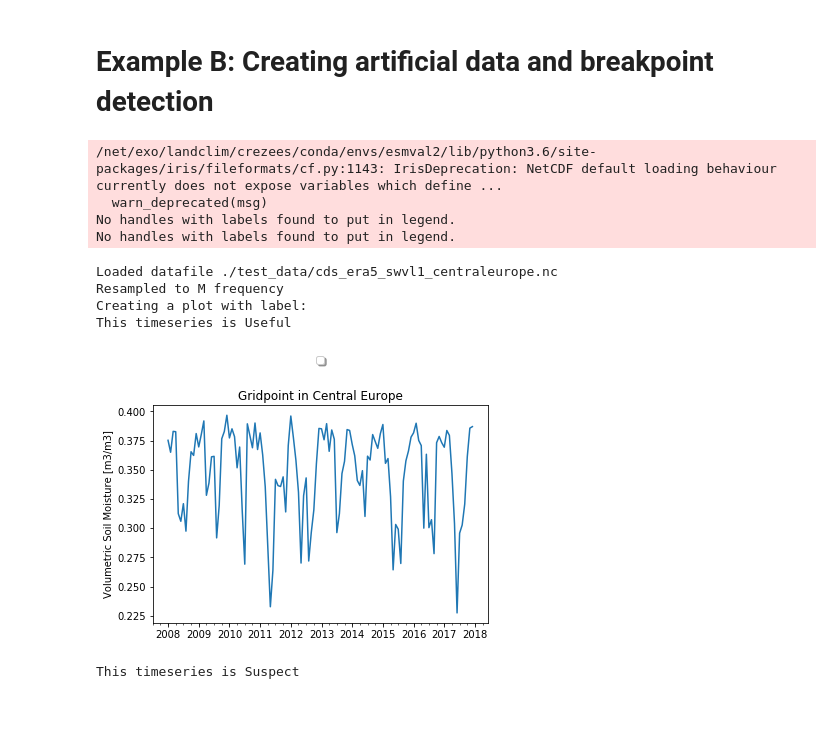
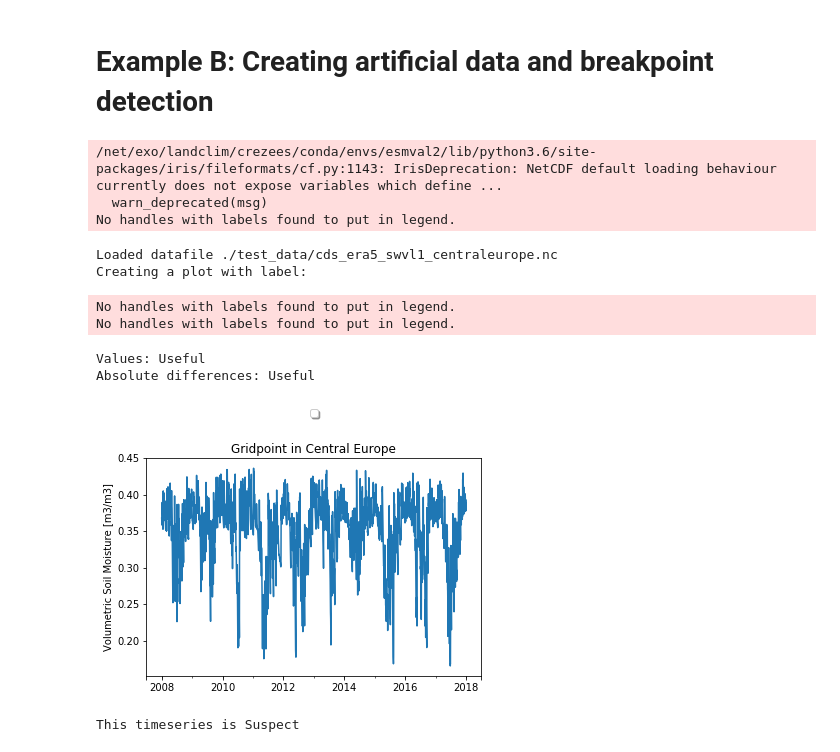
Before and after one commit to bascrezee/trend_framework, a Jupyter notebook: test_breakpoint_detection.ipynb, the cells around one changed output. Saved outputs shown, nothing was run; the diff lists cells and outputs as text; code cells hidden in the pictures; blank space fills up the shorter version.

```diff
--- a/example_for_ben.ipynb
+++ b/test_breakpoint_detection.ipynb
@@ -27,23 +70,24 @@ This timeseries is Suspect
 # %%
 mydat = TrendLims1D('Volumetric Soil Moisture Layer 1 (ERA5)')
 mydat.load_file('./test_data/cds_era5_swvl1_centraleurope.nc')
-mydat.resample('M')
 mydat.plot('')
-mydat.get_breakpoints()
+mydat.get_breakpoints(resamplefreq='M')
+mydat.evaluate_breakpoints()
 mydat.plot_breakpoints()
 plt.ylabel('Volumetric Soil Moisture [m3/m3]')
 plt.title('Gridpoint in Central Europe')
-plt.savefig('./figs/wp1_bp_example2.png')
+plt.savefig('./figs/wp1_bp_example1.png')
 # %% [output]
 /net/exo/landclim/crezees/conda/envs/esmval2/lib/python3.6/site-packages/iris/fileformats/cf.py:1143: IrisDeprecation: NetCDF default loading behaviour currently does not expose variables which define ...
   warn_deprecated(msg)
 No handles with labels found to put in legend.
-No handles with labels found to put in legend.
 Loaded datafile ./test_data/cds_era5_swvl1_centraleurope.nc
-Resampled to M frequency
 Creating a plot with label:
-This timeseries is Useful
+No handles with labels found to put in legend.
+No handles with labels found to put in legend.
+Values: Useful
+Absolute differences: Useful
-[figure, old version]
+[figure, new version]
 # %%
 mydat.get_breakpoints()
 # %% [output]
```
Also changed, not shown: parts of 5 cells of this notebook, 1 other file.
